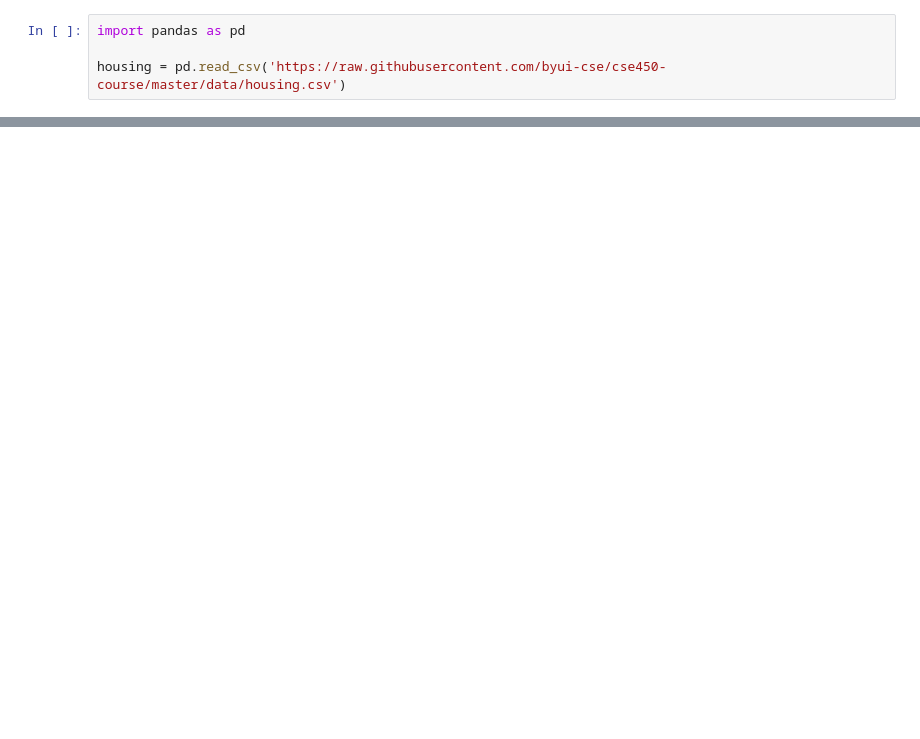
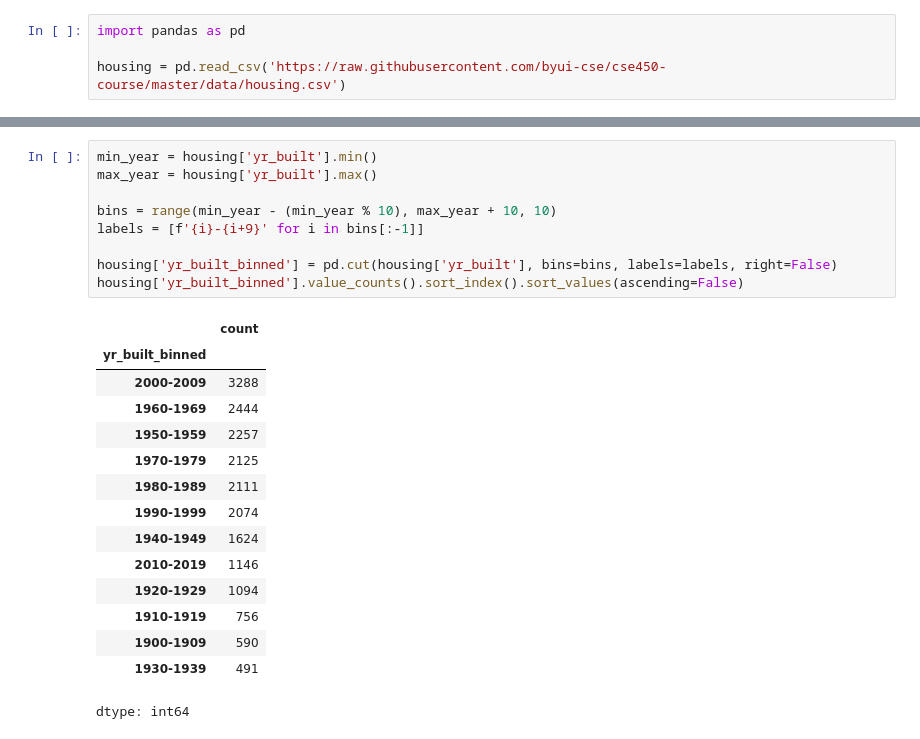
Before and after one commit to ManoloVM21/MachineLearningTeam4, a Jupyter notebook: Module 03 - XGBoost/Manolo.ipynb, the cells around one changed output, grey strips where cells are left out. Cells and saved outputs as stored; diff of their text form; blank space fills up the shorter version.

```diff
--- a/Module 03 - XGBoost/Manolo.ipynb
+++ b/Module 03 - XGBoost/Manolo.ipynb
@@ -25,0 +126,25 @@ housing = pd.read_csv('https://raw.githubusercontent.com/byui-cse/cse450-course/
+# %%
+min_year = housing['yr_built'].min()
+max_year = housing['yr_built'].max()
+
+bins = range(min_year - (min_year % 10), max_year + 10, 10)
+labels = [f'{i}-{i+9}' for i in bins[:-1]]
+
+housing['yr_built_binned'] = pd.cut(housing['yr_built'], bins=bins, labels=labels, right=False)
+housing['yr_built_binned'].value_counts().sort_index().sort_values(ascending=False)
+# %% [output]
+|  | count |
+| yr_built_binned |  |
+| 2000-2009 | 3288 |
+| 1960-1969 | 2444 |
+| 1950-1959 | 2257 |
+| 1970-1979 | 2125 |
+| 1980-1989 | 2111 |
+| 1990-1999 | 2074 |
+| 1940-1949 | 1624 |
+| 2010-2019 | 1146 |
+| 1920-1929 | 1094 |
+| 1910-1919 | 756 |
+| 1900-1909 | 590 |
+| 1930-1939 | 491 |
+dtype: int64
```
Also changed, not shown: parts of 13 cells of this notebook.
